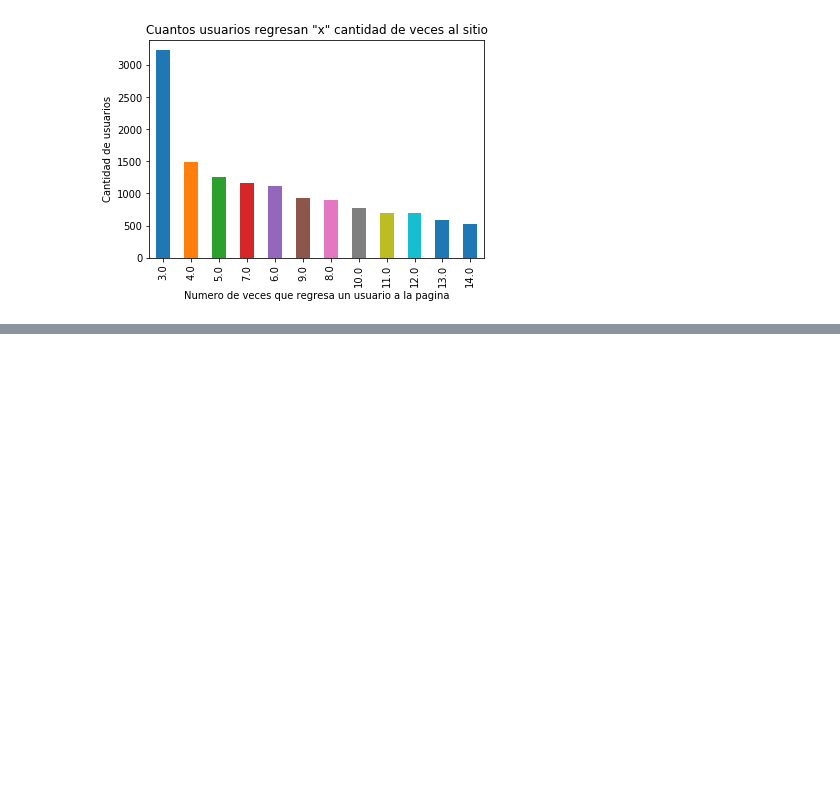
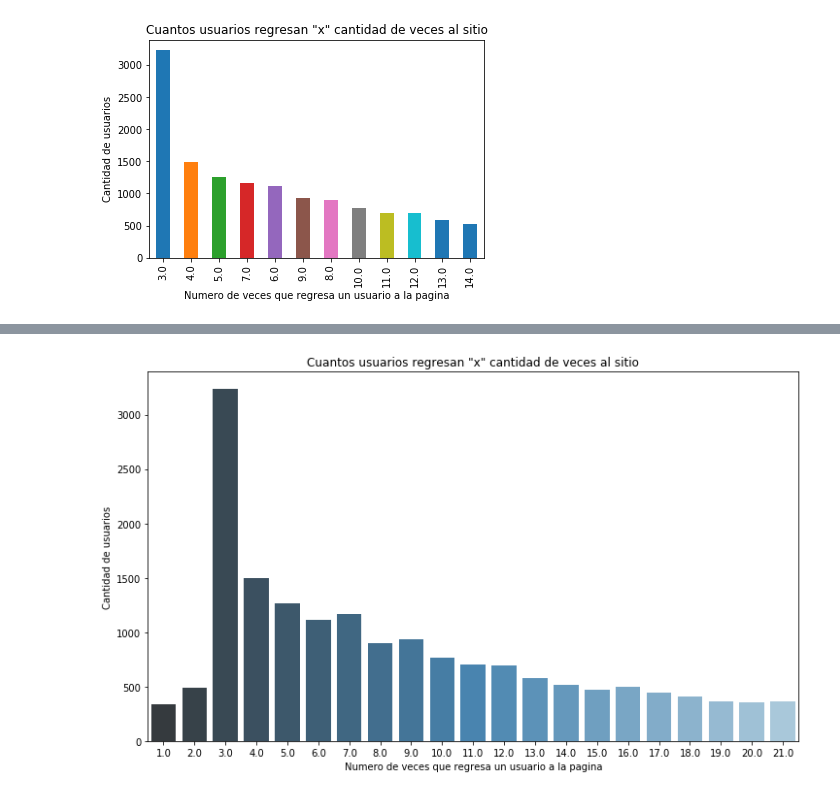
Before and after one commit to sebalogue/tp1-datos, a Jupyter notebook: src/seba/analisis-intro.ipynb, the cells around one changed output, grey strips where cells are left out. Saved outputs shown, nothing was run; the diff lists cells and outputs as text; code cells hidden in the pictures; blank space fills up the shorter version.

```diff
--- a/src/seba/analisis-intro.ipynb
+++ b/src/seba/analisis-intro.ipynb
@@ -375,0 +304,15 @@ new_vs_returning_g.set(xlabel='Numero de veces que regresa un usuario a la pagin
+# %%
+# Grafico de barras para ver detalladamente cuantas veces regresa al sitio la mayoria de los usuarios
+
+fig, ax = plt.subplots(figsize=(12,7))
+
+nums = range(1, 24)
+
+relacion = new_vs_returning_df['Returning'].value_counts(sort=True).head(21)
+
+g = sns.barplot(x=relacion.index, y=relacion.values, palette="Blues_d", orient='v', ax=ax)
+
+g.set(xlabel='Numero de veces que regresa un usuario a la pagina', ylabel='Cantidad de usuarios',\
+    title='Cuantos usuarios regresan "x" cantidad de veces al sitio');
+# %% [output]
+[figure, added]
```
Also changed, not shown: parts of 36 cells of this notebook.
